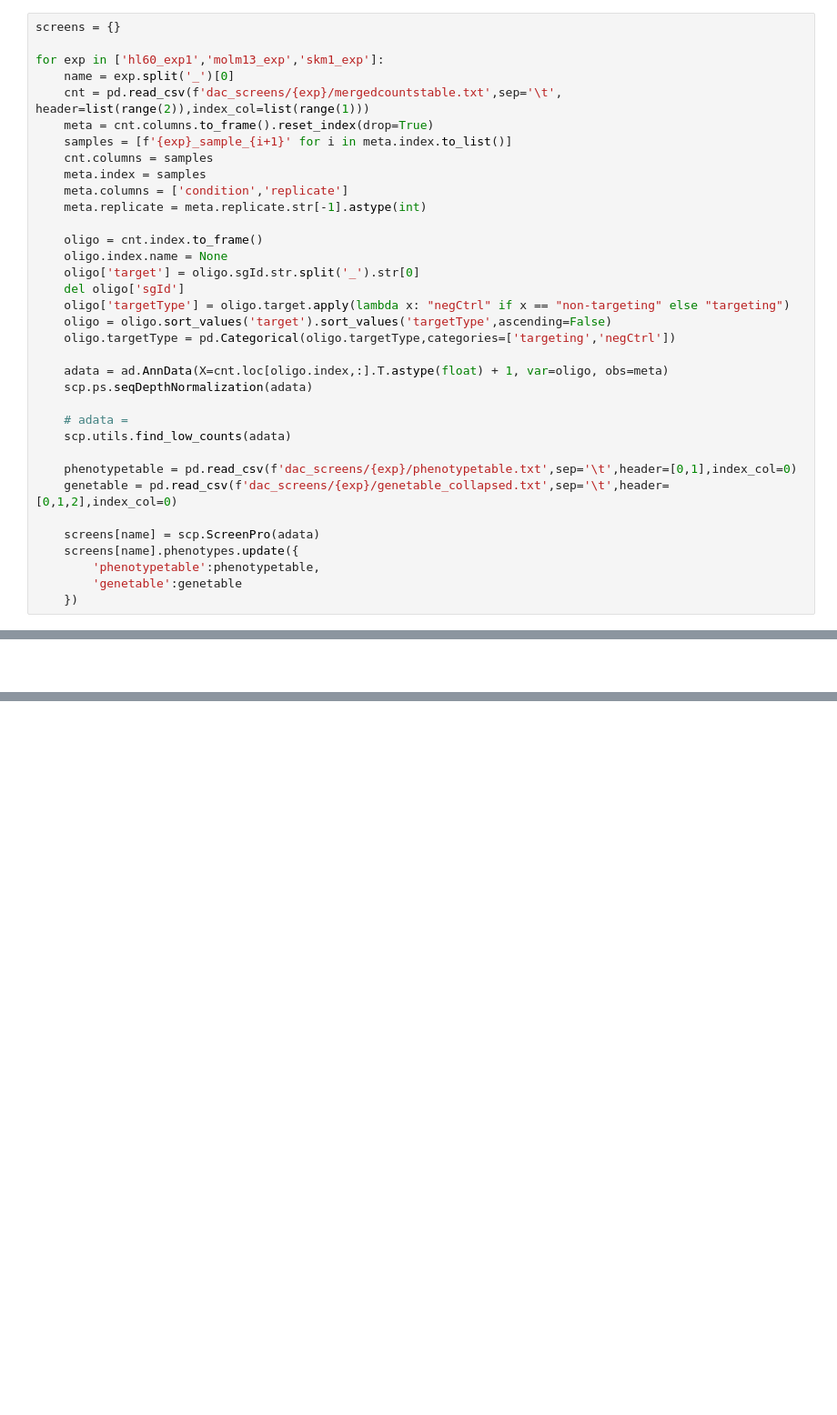
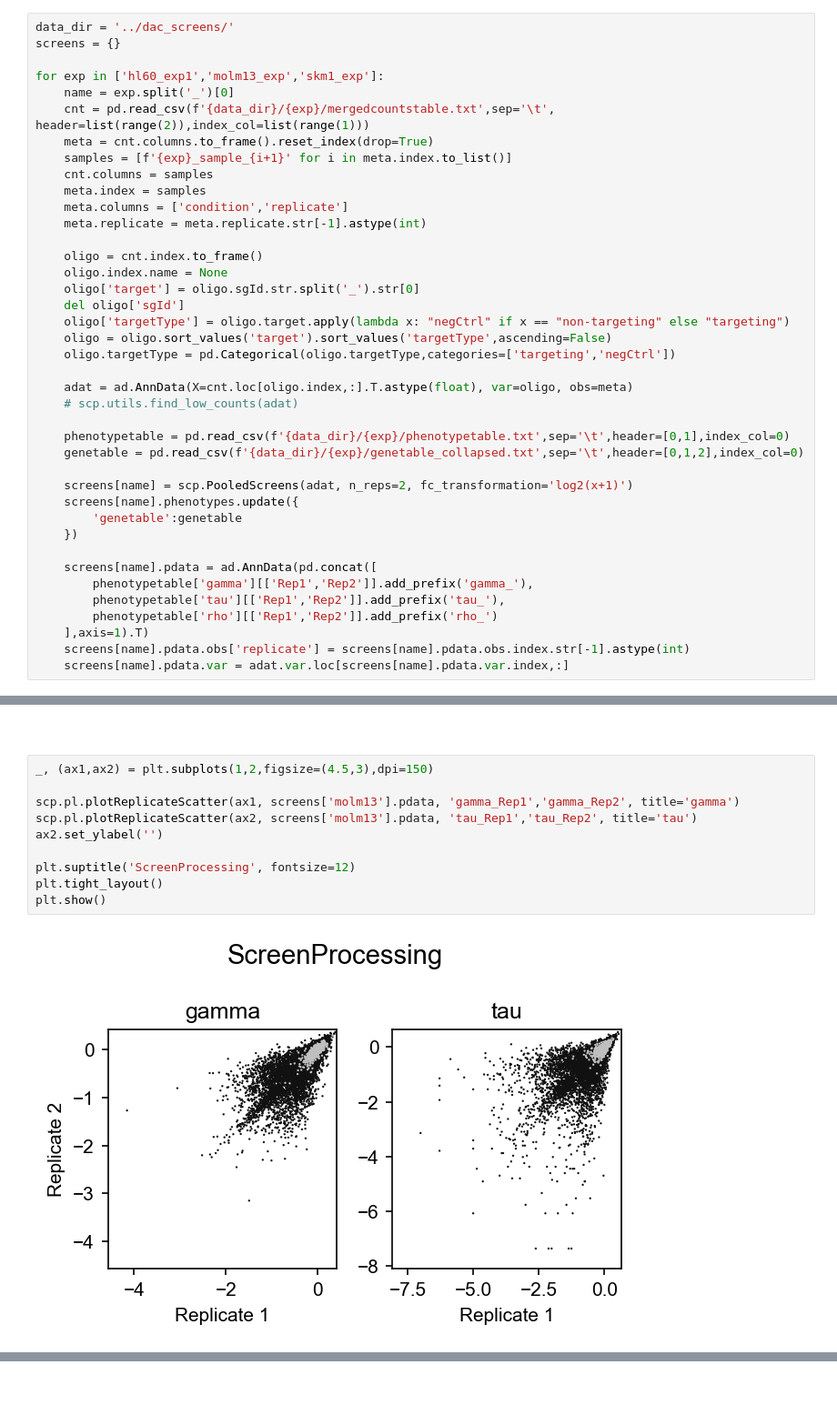
Before and after one commit to FunGI-cap/ScreenPro-Benchmarking, a Jupyter notebook: analysis/2-phenotype-calculation/DAC-AML-CRISPR-screens.ipynb, the cells around one changed output, grey strips where cells are left out. Shown at 91% size. Drawn from its saved outputs; the diff is of its cells as text; blank space fills up the shorter version.

```diff
--- a/analysis/2-phenotype-calculation/DAC-AML-CRISPR-screens.ipynb
+++ b/analysis/2-phenotype-calculation/DAC-AML-CRISPR-screens.ipynb
@@ -89,9 +217,10 @@ TFs_list = pd.read_csv('../annotations/TF_names_v_1.01.txt',header=None)[0].to_l
 # %%
+data_dir = '../dac_screens/'
 screens = {}
 
 for exp in ['hl60_exp1','molm13_exp','skm1_exp']:
     name = exp.split('_')[0]
-    cnt = pd.read_csv(f'dac_screens/{exp}/mergedcountstable.txt',sep='\t', header=list(range(2)),index_col=list(range(1)))
+    cnt = pd.read_csv(f'{data_dir}/{exp}/mergedcountstable.txt',sep='\t', header=list(range(2)),index_col=list(range(1)))
     meta = cnt.columns.to_frame().reset_index(drop=True)
     samples = [f'{exp}_sample_{i+1}' for i in meta.index.to_list()]
     cnt.columns = samples
@@ -107,17 +236,21 @@ for exp in ['hl60_exp1','molm13_exp','skm1_exp']:
     oligo = oligo.sort_values('target').sort_values('targetType',ascending=False)
     oligo.targetType = pd.Categorical(oligo.targetType,categories=['targeting','negCtrl'])
 
-    adata = ad.AnnData(X=cnt.loc[oligo.index,:].T.astype(float) + 1, var=oligo, obs=meta)
-    scp.ps.seqDepthNormalization(adata)
+    adat = ad.AnnData(X=cnt.loc[oligo.index,:].T.astype(float), var=oligo, obs=meta)
+    # scp.utils.find_low_counts(adat)
 
-    # adata =
-    scp.utils.find_low_counts(adata)
+    phenotypetable = pd.read_csv(f'{data_dir}/{exp}/phenotypetable.txt',sep='\t',header=[0,1],index_col=0)
+    genetable = pd.read_csv(f'{data_dir}/{exp}/genetable_collapsed.txt',sep='\t',header=[0,1,2],index_col=0)
 
-    phenotypetable = pd.read_csv(f'dac_screens/{exp}/phenotypetable.txt',sep='\t',header=[0,1],index_col=0)
-    genetable = pd.read_csv(f'dac_screens/{exp}/genetable_collapsed.txt',sep='\t',header=[0,1,2],index_col=0)
-
-    screens[name] = scp.ScreenPro(adata)
+    screens[name] = scp.PooledScreens(adat, n_reps=2, fc_transformation='log2(x+1)')
     screens[name].phenotypes.update({
-        'phenotypetable':phenotypetable,
         'genetable':genetable
     })
+
+    screens[name].pdata = ad.AnnData(pd.concat([
+        phenotypetable['gamma'][['Rep1','Rep2']].add_prefix('gamma_'),
+        phenotypetable['tau'][['Rep1','Rep2']].add_prefix('tau_'),
+        phenotypetable['rho'][['Rep1','Rep2']].add_prefix('rho_')
+    ],axis=1).T)
+    screens[name].pdata.obs['replicate'] = screens[name].pdata.obs.index.str[-1].astype(int)
+    screens[name].pdata.var = adat.var.loc[screens[name].pdata.var.index,:]
@@ -128,2 +452,14 @@ for exp in ['hl60_exp1','molm13_exp','skm1_exp']:
 # %% [markdown]
 #
+# %%
+_, (ax1,ax2) = plt.subplots(1,2,figsize=(4.5,3),dpi=150)
+
+scp.pl.plotReplicateScatter(ax1, screens['molm13'].pdata, 'gamma_Rep1','gamma_Rep2', title='gamma')
+scp.pl.plotReplicateScatter(ax2, screens['molm13'].pdata, 'tau_Rep1','tau_Rep2', title='tau')
+ax2.set_ylabel('')
+
+plt.suptitle('ScreenProcessing', fontsize=12)
+plt.tight_layout()
+plt.show()
+# %% [output]
+[figure, added]
```
Also changed, not shown: parts of 80 cells of this notebook, 8 other files.
